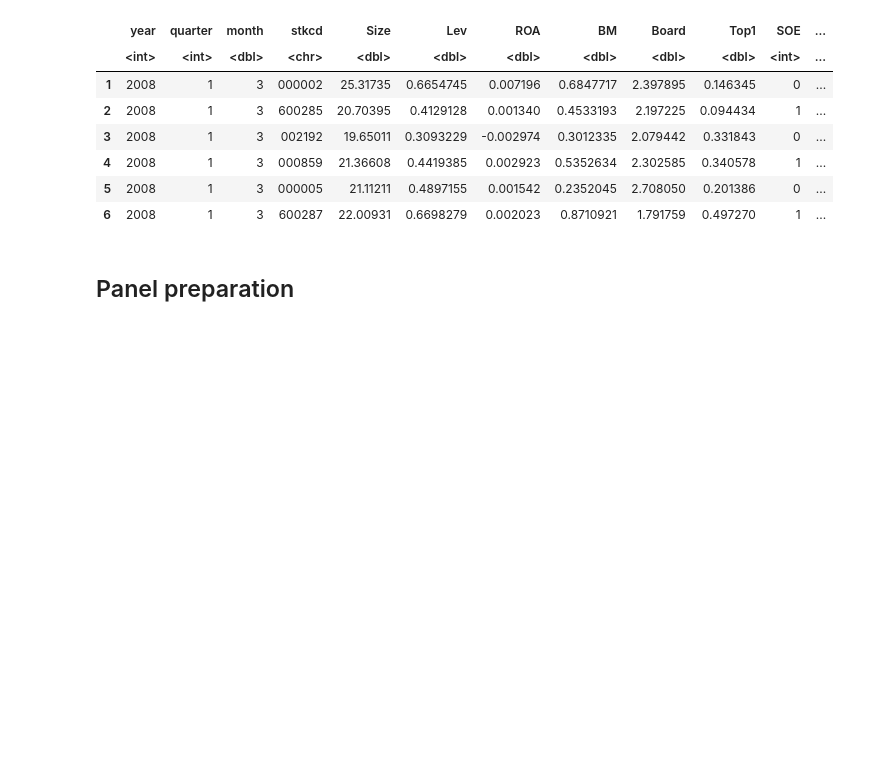
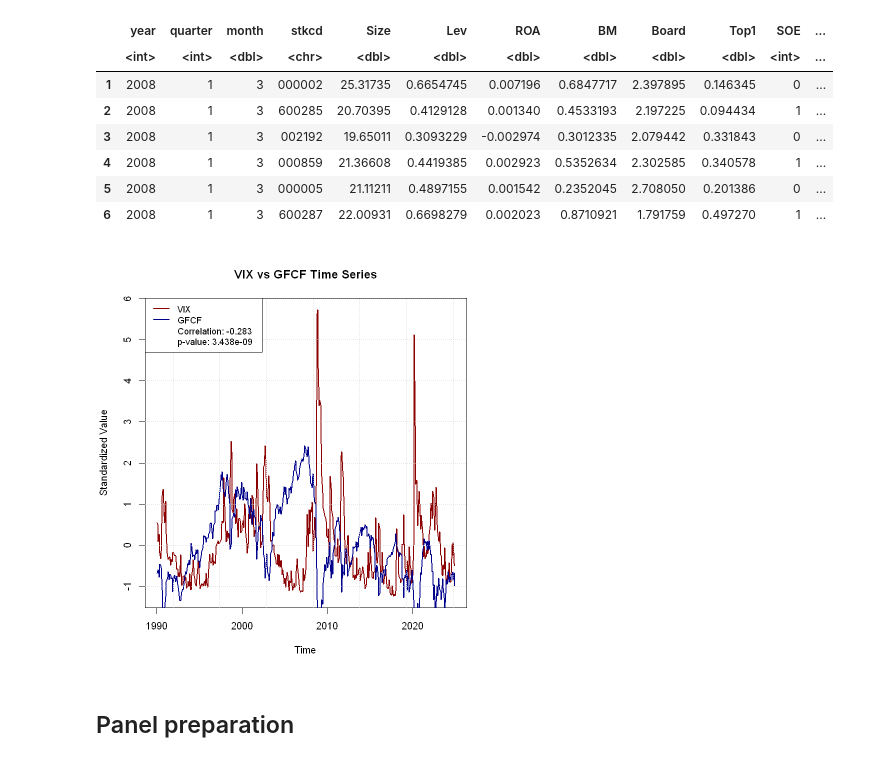
Before and after one commit to wudl-21/econ5370, a Jupyter notebook: main.ipynb, the cells around one changed output. Saved outputs shown, nothing was run; the diff lists cells and outputs as text; code cells hidden in the pictures; blank space fills up the shorter version.

Commit message:
refactor: rerun the main notebook to document outcomes

```diff
--- a/main.ipynb
+++ b/main.ipynb
@@ -1412,6 +1404,53 @@ A data.frame: 6 x 14
 | 4 | 2008 | 1 | 3 | 000859 | 21.36608 | 0.4419385 | 0.002923 | 0.5352634 | 2.302585 | 0.340578 | 1 | ... |
 | 5 | 2008 | 1 | 3 | 000005 | 21.11211 | 0.4897155 | 0.001542 | 0.2352045 | 2.708050 | 0.201386 | 0 | ... |
 | 6 | 2008 | 1 | 3 | 600287 | 22.00931 | 0.6698279 | 0.002023 | 0.8710921 | 1.791759 | 0.497270 | 1 | ... |
+# %%
+# Prepare data for time series plots
+library(ggplot2)
+library(scales)
+library(gridExtra)
+
+# Convert VIX to monthly data
+vix_monthly <- aggregate(close ~ year + month, data = vix, FUN = mean)
+
+# Create a time index for sorting and plotting
+vix_monthly$date <- as.Date(paste(vix_monthly$year, vix_monthly$month, "15", sep = "-"))
+gfcf$date <- as.Date(paste(gfcf$year, gfcf$month, "15", sep = "-"))
+
+# Merge VIX and GFCF data
+merged_ts <- merge(vix_monthly[, c("date", "close")],
+                   gfcf[, c("date", "gfcf")],
+                   by = "date", all = FALSE)
+
+# Calculate correlation coefficient and p-value
+cor_test <- cor.test(merged_ts$close, merged_ts$gfcf)
+cor_coef <- cor_test$estimate
+p_value <- cor_test$p.value
+
+par(bg = "white", mar = c(5, 4, 4, 4) + 0.1)
+
+# Plot time series
+plot(merged_ts$date, z_vix <- scale(merged_ts$close), type = "l", col = "darkred",
+     xlab = "Time", ylab = "Standardized Value",
+     main = "VIX vs GFCF Time Series", lwd = 2)
+lines(merged_ts$date, z_gfcf <- scale(merged_ts$gfcf), col = "darkblue", lwd = 2)
+
+# Add grid for readability
+grid()
+
+# Combined legend with both line types and correlation info
+legend("topleft",
+       legend = c("VIX", "GFCF",
+                 paste("Correlation:", round(cor_coef, 3)),
+                 paste("p-value:", format.pval(p_value, digits = 4))),
+       col = c("darkred", "darkblue", NA, NA),
+       lty = c(1, 1, NA, NA),
+       lwd = c(2, 2, NA, NA),
+       bty = "o",
+       bg = "white",
+       cex = 0.9)
+# %% [output]
+[figure, added]
 # %% [markdown]
 ## Panel preparation
 # %% [markdown]
```
Also changed, not shown: parts of 24 cells of this notebook.
